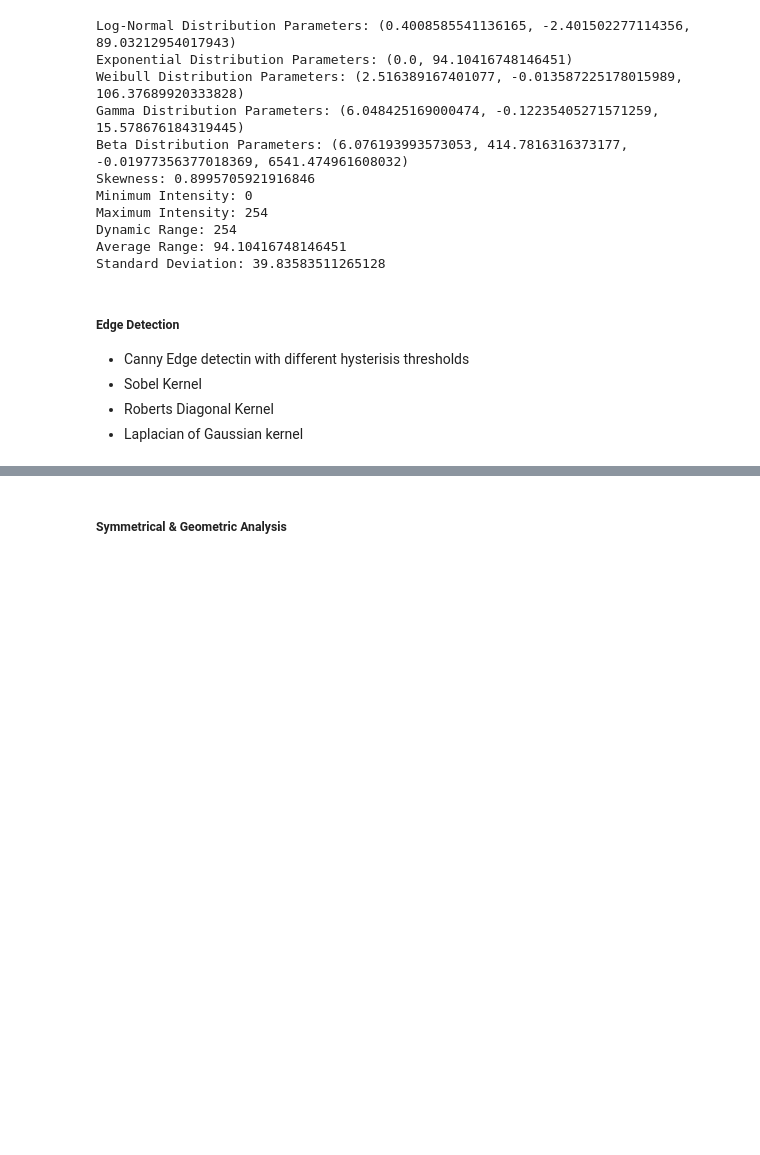
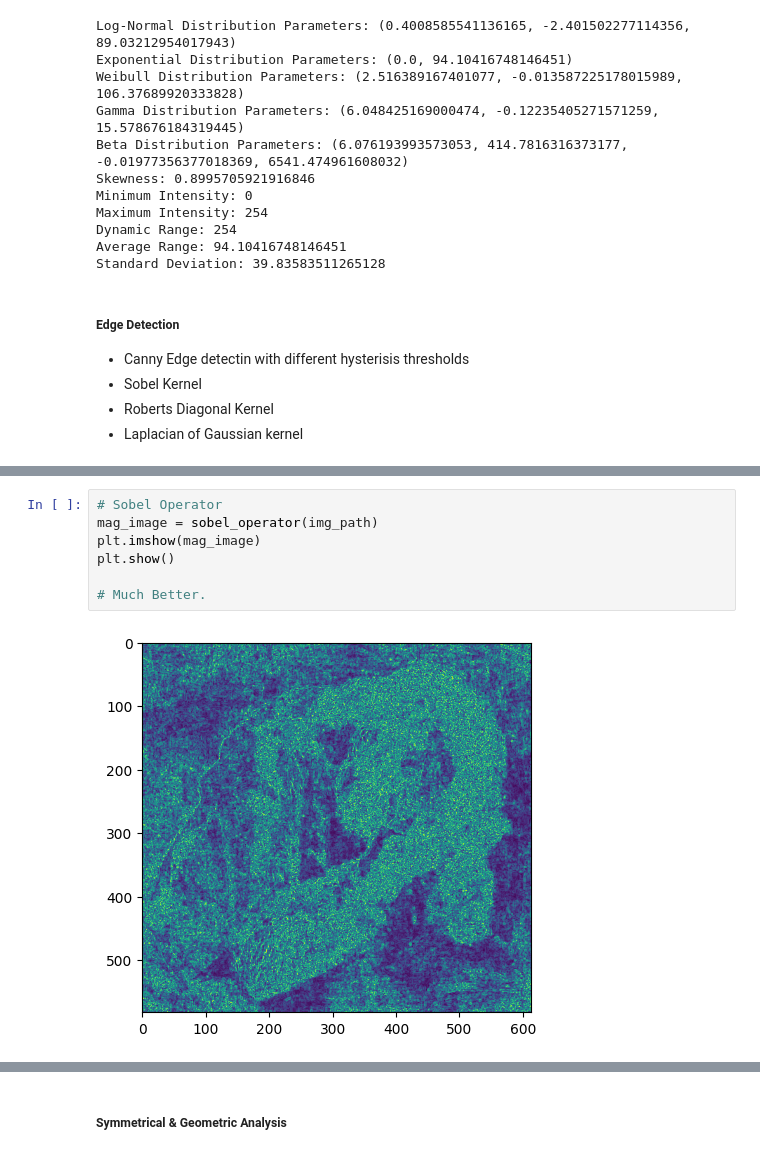
Before and after one commit to Charles-Gormley/DaVinciVision, a Jupyter notebook: EDA/Analysis.ipynb, the cells around one changed output, grey strips where cells are left out. Drawn from its saved outputs; the diff is of its cells as text; blank space fills up the shorter version.

```diff
--- a/EDA/Analysis.ipynb
+++ b/EDA/Analysis.ipynb
@@ -311,0 +336,9 @@ def roberts_operator(image):
+# %%
+# Sobel Operator
+mag_image = sobel_operator(img_path)
+plt.imshow(mag_image)
+plt.show()
+
+# Much Better.
+# %% [output]
+[figure, added]
```
Also changed, not shown: parts of 7 cells of this notebook, 1 other file.
